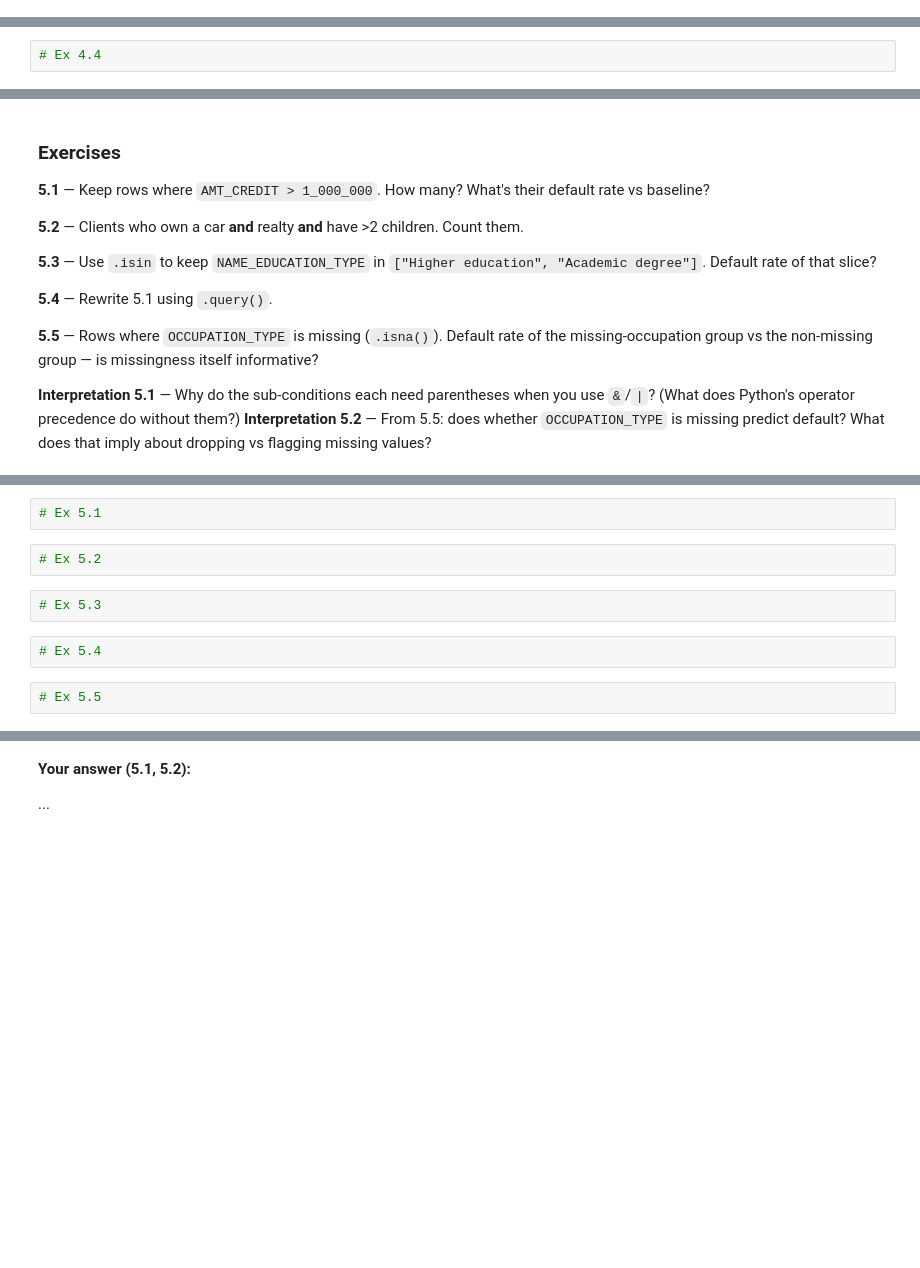
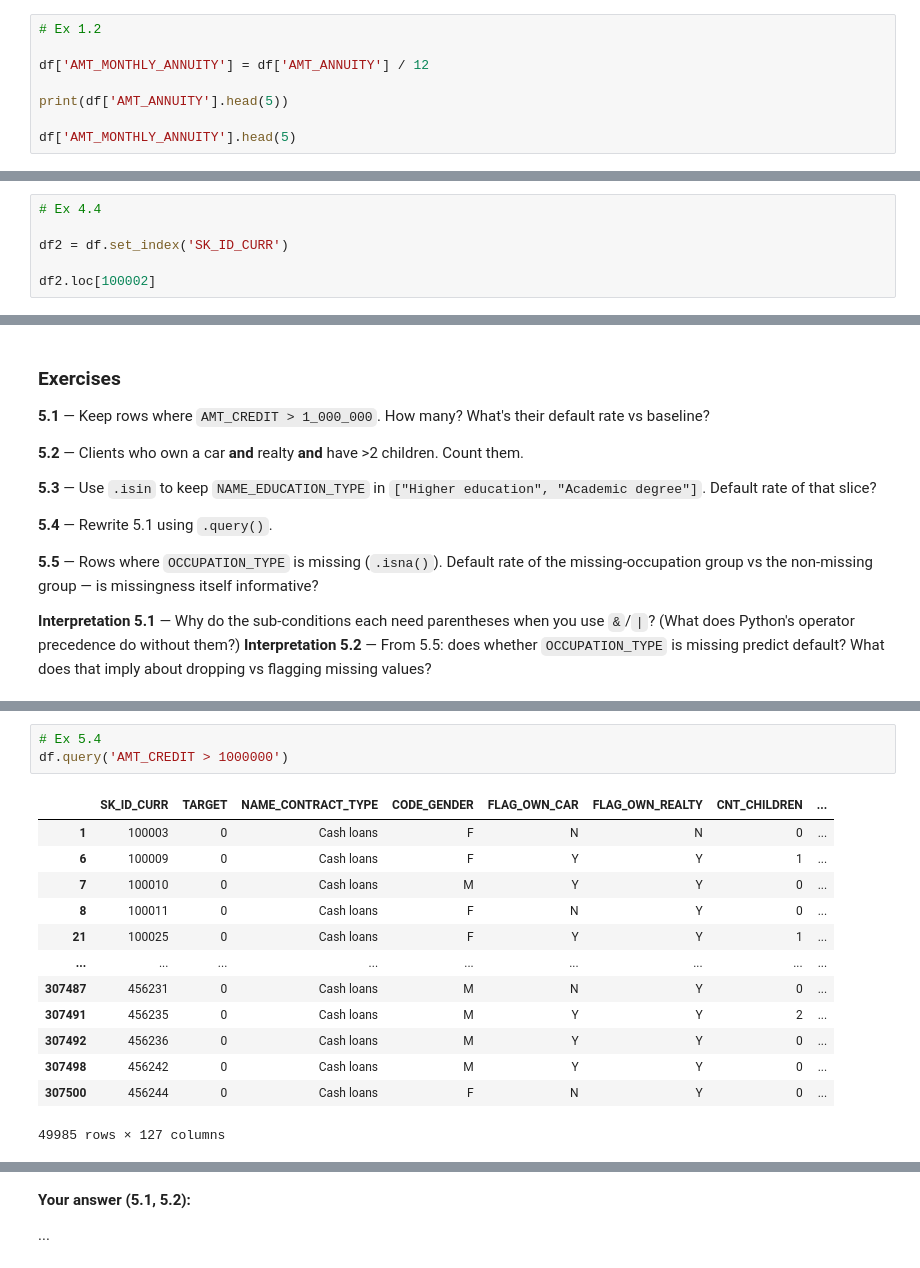
Before and after one commit to smallchuch/CreditRiskLearning, a Jupyter notebook: Learning Journey/1.3 - Pandas/pandas_practice_home_credit.ipynb, the cells around one changed output, grey strips where cells are left out. Cells and saved outputs as stored; diff of their text form; blank space fills up the shorter version.

```diff
--- a/Learning Journey/1.3 - Pandas/pandas_practice_home_credit.ipynb
+++ b/Learning Journey/1.3 - Pandas/pandas_practice_home_credit.ipynb
@@ -125,0 +120,8 @@ print(inc.max())
+# %%
+# Ex 1.2
+
+df['AMT_MONTHLY_ANNUITY'] = df['AMT_ANNUITY'] / 12
+
+print(df['AMT_ANNUITY'].head(5))
+
+df['AMT_MONTHLY_ANNUITY'].head(5)
@@ -262,2 +436,6 @@ print(df.iloc[0:2, 0:4])                                     # 2 rows, first 4 c
 # %%
 # Ex 4.4
+
+df2 = df.set_index('SK_ID_CURR')
+
+df2.loc[100002]
@@ -304,10 +554,17 @@ print("rows:", len(sub), " default rate:", round(sub["TARGET"].mean(), 4),
 # %%
-# Ex 5.1
+# Ex 5.4
+df.query('AMT_CREDIT > 1000000')
+# %% [output]
+|  | SK_ID_CURR | TARGET | NAME_CONTRACT_TYPE | CODE_GENDER | FLAG_OWN_CAR | FLAG_OWN_REALTY | CNT_CHILDREN | ... |
+| 1 | 100003 | 0 | Cash loans | F | N | N | 0 | ... |
+| 6 | 100009 | 0 | Cash loans | F | Y | Y | 1 | ... |
+| 7 | 100010 | 0 | Cash loans | M | Y | Y | 0 | ... |
+| 8 | 100011 | 0 | Cash loans | F | N | Y | 0 | ... |
+| 21 | 100025 | 0 | Cash loans | F | Y | Y | 1 | ... |
+| ... | ... | ... | ... | ... | ... | ... | ... | ... |
+| 307487 | 456231 | 0 | Cash loans | M | N | Y | 0 | ... |
+| 307491 | 456235 | 0 | Cash loans | M | Y | Y | 2 | ... |
+| 307492 | 456236 | 0 | Cash loans | M | Y | Y | 0 | ... |
+| 307498 | 456242 | 0 | Cash loans | M | Y | Y | 0 | ... |
+| 307500 | 456244 | 0 | Cash loans | F | N | Y | 0 | ... |
+49985 rows × 127 columns
-# %%
-# Ex 5.2
-# %%
-# Ex 5.3
-# %%
-# Ex 5.4
-# %%
-# Ex 5.5
```
Also changed, not shown: parts of 36 cells of this notebook, 2 other files.
